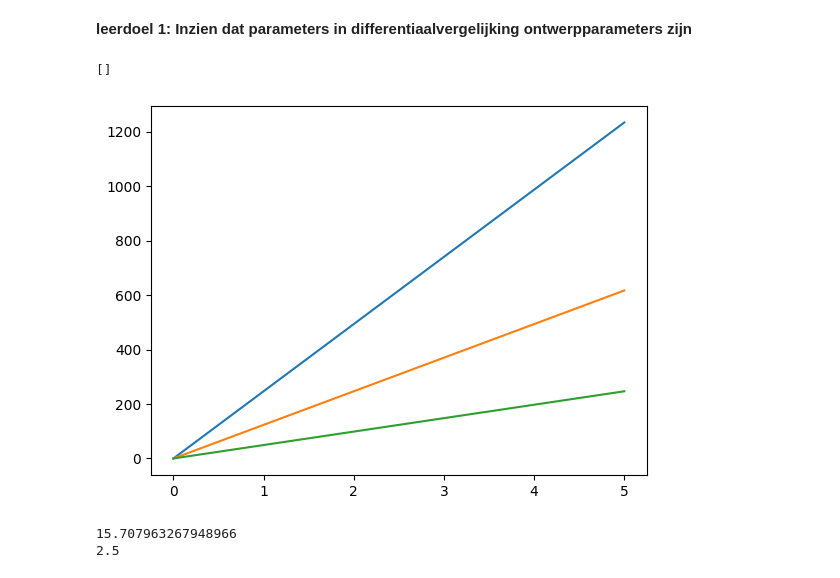
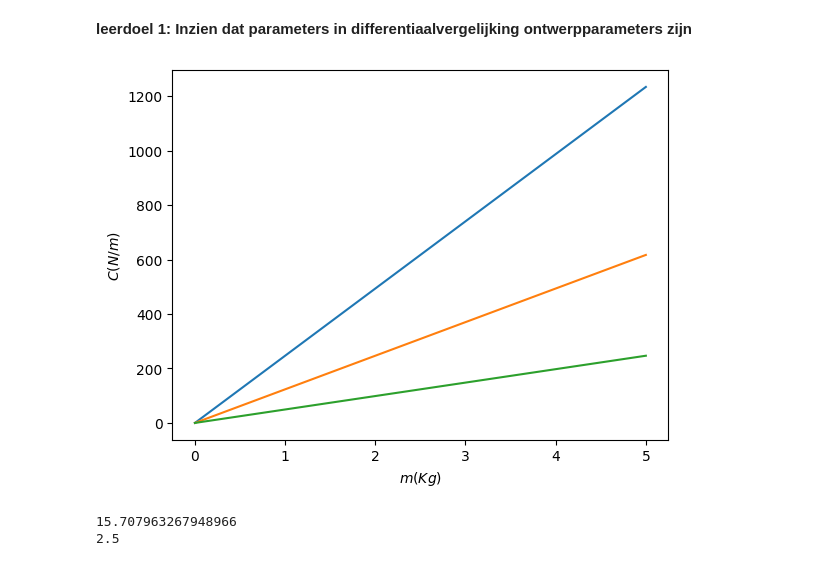
Before and after one commit to sirk3210/porkrepo, a Jupyter notebook: FysiekeOntwerpopdrachten/5MaakEenOpstellingTrillingsvrij/Ontwerpopdracht5MaakEenOpstellingTrillingsvrijInvulTemplate.ipynb, the cells around one changed output. Drawn from its saved outputs; the diff is of its cells as text; code cells hidden in the pictures.

```diff
--- a/FysiekeOntwerpopdrachten/5MaakEenOpstellingTrillingsvrij/Ontwerpopdracht5MaakEenOpstellingTrillingsvrijInvulTemplate.ipynb
+++ b/FysiekeOntwerpopdrachten/5MaakEenOpstellingTrillingsvrij/Ontwerpopdracht5MaakEenOpstellingTrillingsvrijInvulTemplate.ipynb
@@ -206,18 +217,17 @@ print(dx)
 # %%
 # Voeg hier je plot in. Lees goed de opdracht wat er in de grafiek moet staan!
 # Het is ook handig om je grafiek op te slaan, doe dat door met plt.savefig().
 m = np.linspace(0, 5, 1000)
 def c(m, dx):
     return (m*9.81)/dx
 plt.plot(m, c(m, dx))
-plt.plot()
 plt.plot(m, c(m, dx*2))
-plt.plot()
 plt.plot(m, c(m, dx*5))
-plt.plot()
+plt.xlabel('$m(Kg)$')
+plt.ylabel('$C(N/m)$')
+plt.show()
 # %% [output]
-[]
-[figure, old version]
+[figure, new version]
 # %%
 # Bereken hier je benodigde kantelfrequentie
 #1/3 demping geeft 1/2omega^2 = omega_0^2
```
Also changed, not shown: parts of 6 cells of this notebook, 1 other file.
